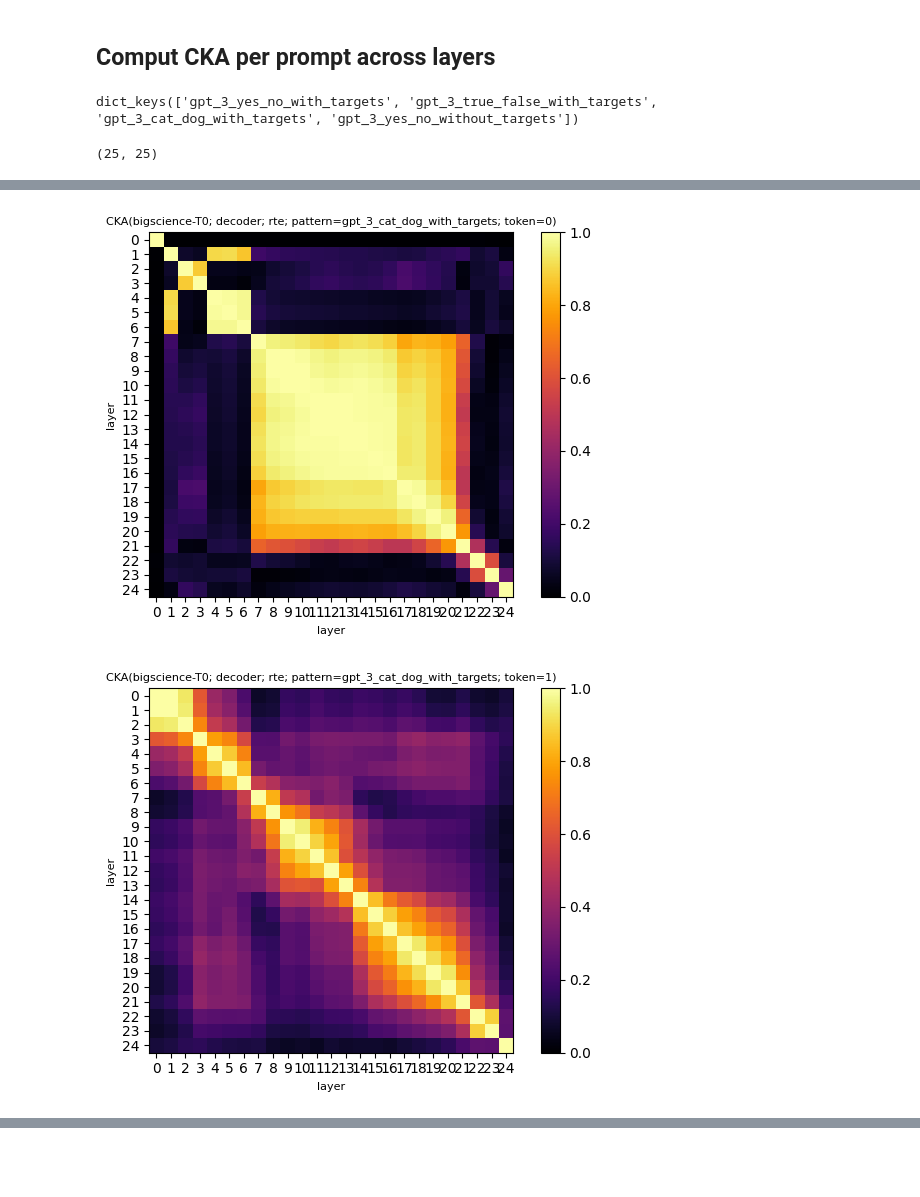
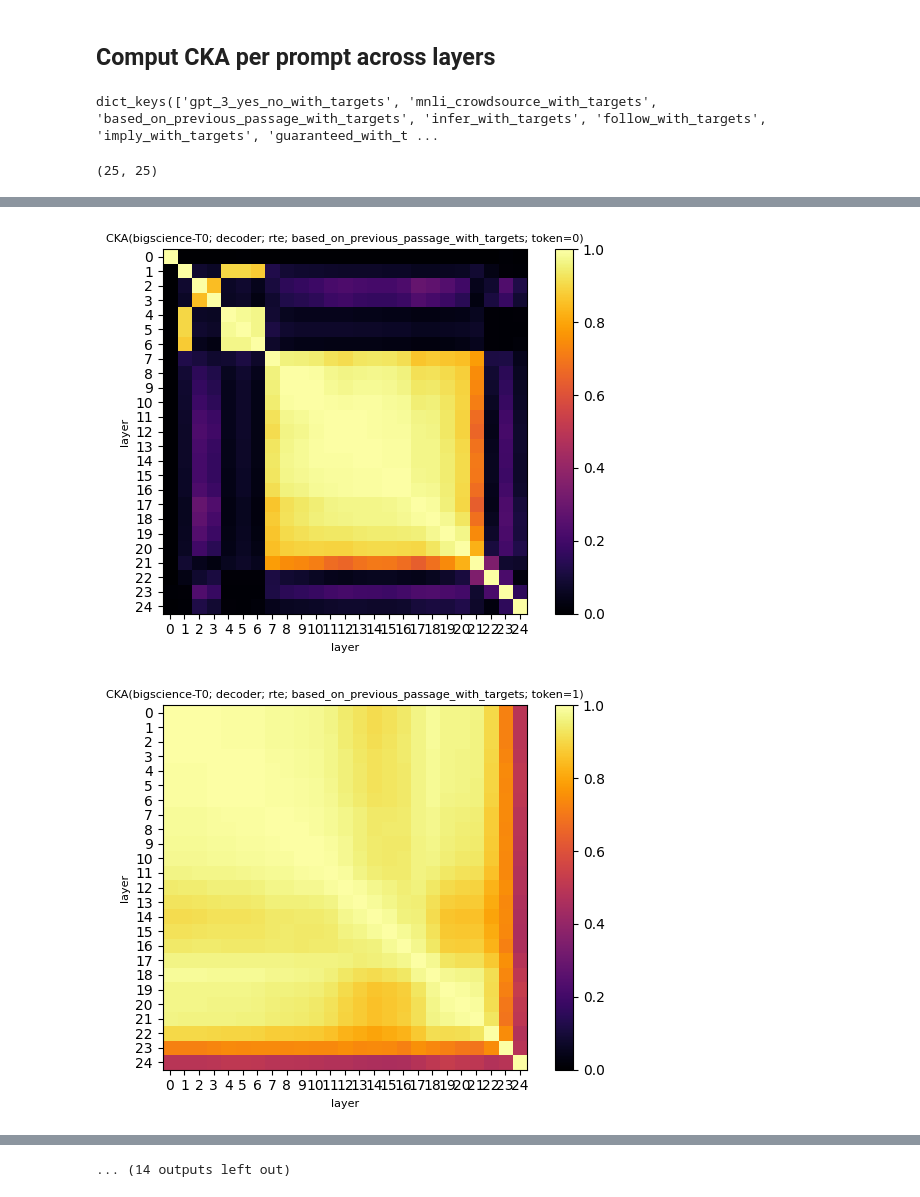
Before and after one commit to mmarius/t0-analysis, a Jupyter notebook: notebooks/T0/rte/decoder/cka_decoder_per_layer.ipynb, the cells around one changed output, grey strips where cells are left out. Drawn from its saved outputs; the diff is of its cells as text; code cells hidden in the pictures; blank space fills up the shorter version.

```diff
--- a/notebooks/T0/rte/decoder/cka_decoder_per_layer.ipynb
+++ b/notebooks/T0/rte/decoder/cka_decoder_per_layer.ipynb
@@ -20,7 +23,8 @@ task = "rte"
 # %% [markdown]
 ## Prompts
 # %%
-df = read_templates_from_file(f"/t0-analysis/prompts/{task}/fixed_prompt.csv")
+df = read_templates_from_file(f"/t0-analysis/prompts/{task}/all.csv")
+# df = read_templates_from_file(f"/t0-analysis/prompts/{task}/fixed_prompt.csv")
 # df = read_templates_from_file(f"/t0-analysis/prompts/{task}/fixed_target_yes_no.csv")
 display(df)
 # %% [output]
@@ -77,3 +47,19 @@ elif task == 'wic':
+# %%
+use_pattern = [
+    "gpt_3_yes_no_with_targets",
+    "mnli_crowdsource_with_targets",
+    "based_on_previous_passage_with_targets",
+    "infer_with_targets",
+    "follow_with_targets",
+    "imply_with_targets",
+    "guaranteed_with_targets",
+    "justified_with_targets",
+    "must_be_true_with_targets",
+    "should_assume_with_targets",
+    "gpt_3_true_false_with_targets",
+    "gpt_3_cat_dog_with_targets",
+    "gpt_3_yes_no_without_targets",
+]
 # %%
 representations = {}
 
@@ -101,7 +87,7 @@ for _, row in df.iterrows():
 # %%
 representations.keys()
 # %% [output]
-dict_keys(['gpt_3_yes_no_with_targets', 'gpt_3_true_false_with_targets', 'gpt_3_cat_dog_with_targets', 'gpt_3_yes_no_without_targets'])
+dict_keys(['gpt_3_yes_no_with_targets', 'mnli_crowdsource_with_targets', 'based_on_previous_passage_with_targets', 'infer_with_targets', 'follow_with_targets', 'imply_with_targets', 'guaranteed_with_t ...
 # %%
 # Compute CKA for every pattern across layers
 np_cka = CKA()
@@ -141,7 +127,7 @@ for pattern in list(cka_scores_pattern.keys())[:]:
         axes.set_ylabel("layer", fontsize=8)
         axes.set_yticks(np.arange(len(values)))
 
-        axes.set_title(f"CKA({model}; {module}; {task}; pattern={pattern}; token={t})", fontsize=8)
+        axes.set_title(f"CKA({model}; {module}; {task}; {pattern}; token={t})", fontsize=8)
 
         plt.tight_layout()
         plt.show()
@@ -154,2 +140,2 @@ for pattern in list(cka_scores_pattern.keys())[:]:
-[figure, old version]
+[figure, new version]
-[figure, old version]
+[figure, new version]
@@ -158,2 +148,3 @@ for pattern in list(cka_scores_pattern.keys())[:]:
+... (14 outputs left out)
 # %%
 for t in range(2):
```
Also changed, not shown: parts of 7 cells of this notebook, 23 other files.
